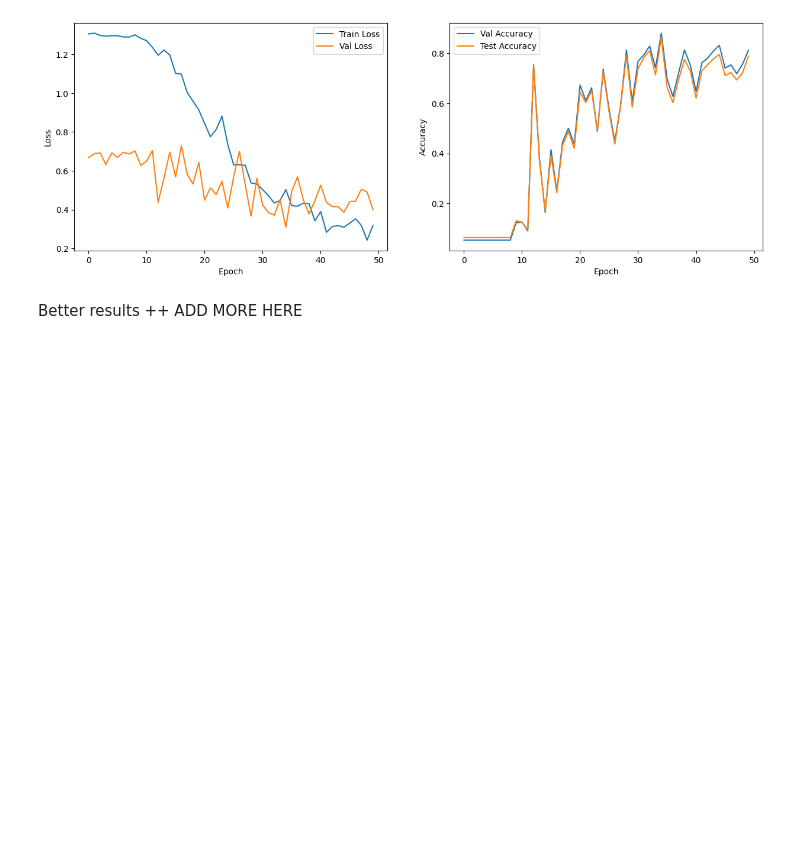
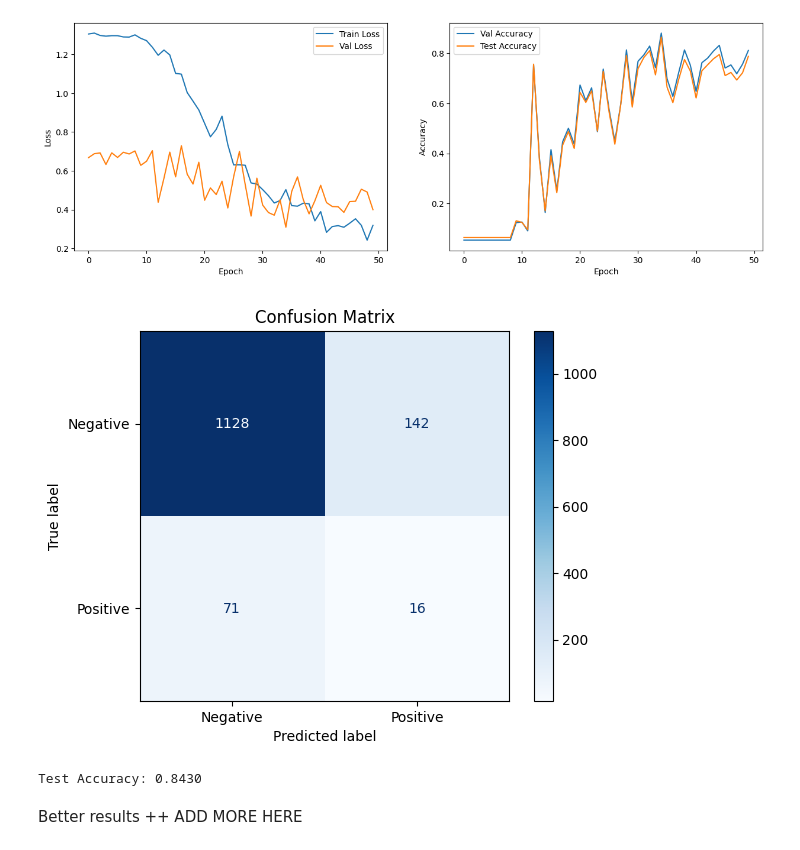
Before and after one commit to anushahulbatte/deeplearning, a Jupyter notebook: Testing_with_GO_annotations.ipynb, the cells around one changed output. Saved outputs shown, nothing was run; the diff lists cells and outputs as text; code cells hidden in the pictures; blank space fills up the shorter version.

```diff
--- a/Testing_with_GO_annotations.ipynb
+++ b/Testing_with_GO_annotations.ipynb
@@ -851,6 +851,11 @@ Epoch 48: Train Loss: 0.3190, Val Loss: 0.5052, Val Acc: 0.7178, Test Acc: 0.692
 Epoch 49: Train Loss: 0.2423, Val Loss: 0.4906, Val Acc: 0.7561, Test Acc: 0.7214
 Epoch 50: Train Loss: 0.3186, Val Loss: 0.3999, Val Acc: 0.8106, Test Acc: 0.7870
 [figure]
+# %%
+test_cm = evaluate_with_confusion_matrix(model, test_iter)
+# %% [output]
+[figure, added]
+Test Accuracy: 0.8430
 # %% [markdown]
 Better results ++ ADD MORE HERE
 # %% [markdown]
```
Also changed, not shown: parts of 9 cells of this notebook.
